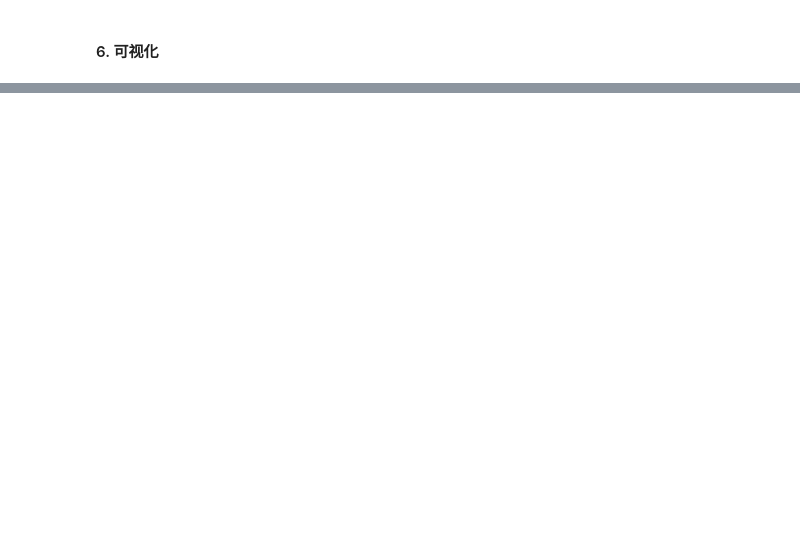
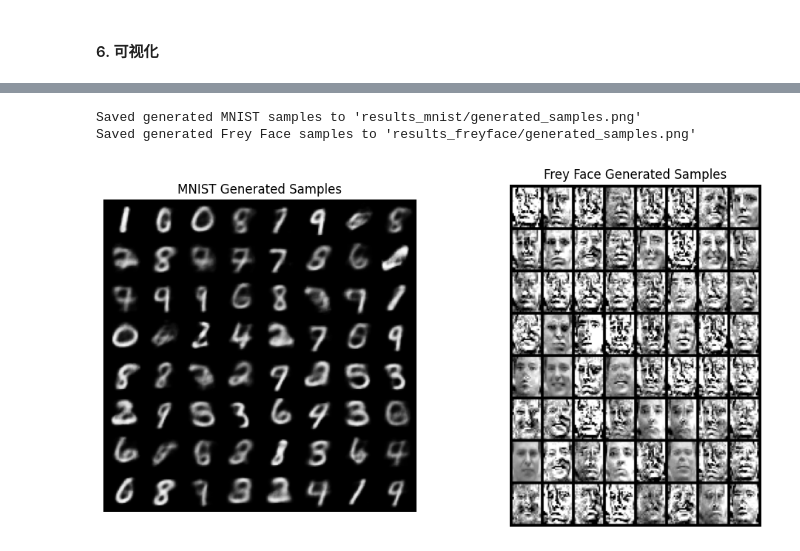
Before and after one commit to J1angYu/vae_demo, a Jupyter notebook: vae_demo.ipynb, the cells around one changed output, grey strips where cells are left out. Drawn from its saved outputs; the diff is of its cells as text; code cells hidden in the pictures; blank space fills up the shorter version.

```diff
--- a/vae_demo.ipynb
+++ b/vae_demo.ipynb
@@ -172,0 +234,31 @@ print("Saved Frey Face originals, reconstructions, and residuals to 'results_fre
+# %%
+# visualizing generated samples
+with torch.no_grad():
+    # MNIST generated samples
+    z_dim_mnist = 4
+    sample_z = torch.randn(64, z_dim_mnist).to(device)
+    generated_mnist = model_mnist.decode(sample_z).cpu()
+    save_image(generated_mnist.view(64, 1, 28, 28), 'results_mnist/generated_samples.png')
+    print("Saved generated MNIST samples to 'results_mnist/generated_samples.png'")
+
+    # Frey Face generated samples
+    z_dim_frey = 4
+    sample_z = torch.randn(64, z_dim_frey).to(device)
+    # Use the mean of the decoded output for generating images and clamp for visualization
+    generated_frey = torch.clamp(model_frey.decode(sample_z), 0, 1).cpu()
+    save_image(generated_frey.view(64, 1, 28, 20), 'results_freyface/generated_samples.png')
+    print("Saved generated Frey Face samples to 'results_freyface/generated_samples.png'")
+
+# Display generated samples in notebook
+fig, axes = plt.subplots(1, 2, figsize=(12, 6))
+axes[0].imshow(plt.imread('results_mnist/generated_samples.png'))
+axes[0].set_title('MNIST Generated Samples')
+axes[0].axis('off')
+axes[1].imshow(plt.imread('results_freyface/generated_samples.png'))
+axes[1].set_title('Frey Face Generated Samples')
+axes[1].axis('off')
+plt.show()
+# %% [output]
+Saved generated MNIST samples to 'results_mnist/generated_samples.png'
+Saved generated Frey Face samples to 'results_freyface/generated_samples.png'
+[figure, added]
```
Also changed, not shown: parts of 6 cells of this notebook, 9 other files.
